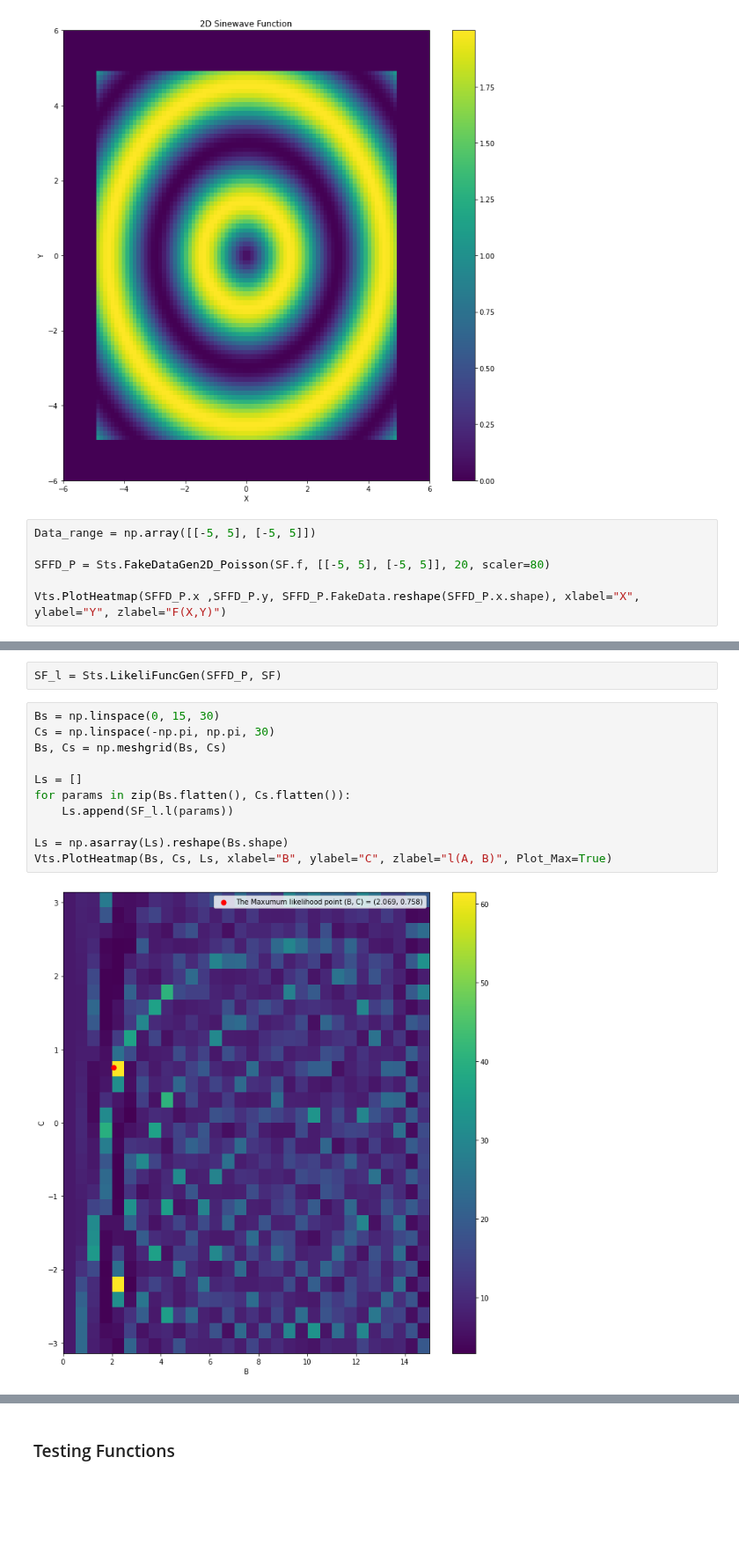
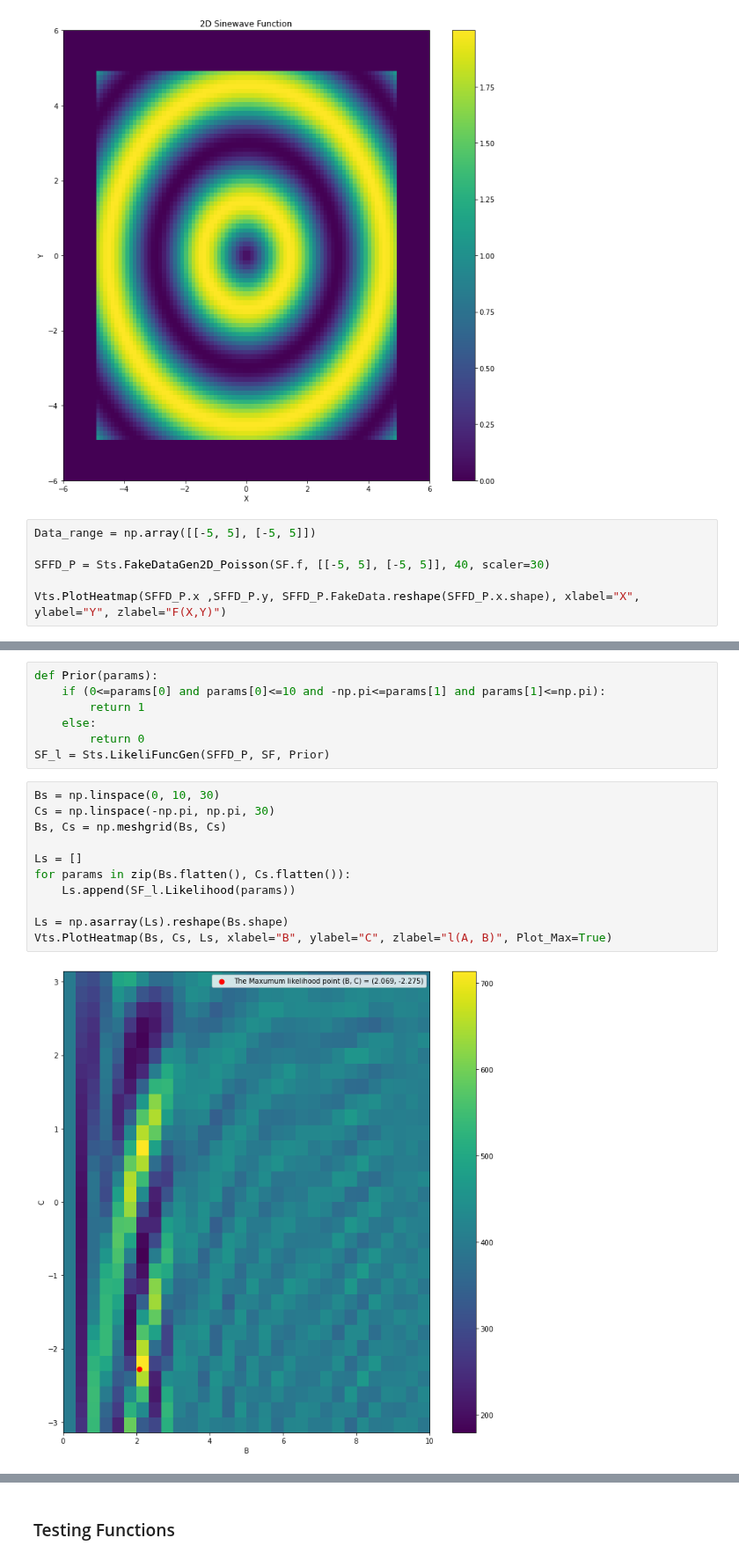
Before and after one commit to pjdunne/MResMCMC2023, a Jupyter notebook: Examples_Dian.ipynb, the cells around one changed output, grey strips where cells are left out. Shown at 88% size. Drawn from its saved outputs; the diff is of its cells as text; blank space fills up the shorter version.

Commit message:
Some new examples and the fake data Function

```diff
--- a/Examples_Dian.ipynb
+++ b/Examples_Dian.ipynb
@@ -17,7 +17,7 @@ Vts.Target_Distribution_Visualization(X_range=[-6, 6], Y_range=[-6, 6], Tar_Dis=
 # %%
 Data_range = np.array([[-5, 5], [-5, 5]])
 
-SFFD_P = Sts.FakeDataGen2D_Poisson(SF.f, [[-5, 5], [-5, 5]], 20, scaler=80)
+SFFD_P = Sts.FakeDataGen2D_Poisson(SF.f, [[-5, 5], [-5, 5]], 40, scaler=30)
 
 Vts.PlotHeatmap(SFFD_P.x ,SFFD_P.y, SFFD_P.FakeData.reshape(SFFD_P.x.shape), xlabel="X", ylabel="Y", zlabel="F(X,Y)")
 # %% [output]
@@ -25,16 +25,21 @@ Vts.PlotHeatmap(SFFD_P.x ,SFFD_P.y, SFFD_P.FakeData.reshape(SFFD_P.x.shape), xla
-# %%
-SF_l = Sts.LikeliFuncGen(SFFD_P, SF)
+# %%
+def Prior(params):
+    if (0<=params[0] and params[0]<=10 and -np.pi<=params[1] and params[1]<=np.pi):
+        return 1
+    else:
+        return 0
+SF_l = Sts.LikeliFuncGen(SFFD_P, SF, Prior)
 # %%
-Bs = np.linspace(0, 15, 30)
+Bs = np.linspace(0, 10, 30)
 Cs = np.linspace(-np.pi, np.pi, 30)
 Bs, Cs = np.meshgrid(Bs, Cs)
 
 Ls = []
 for params in zip(Bs.flatten(), Cs.flatten()):
-    Ls.append(SF_l.l(params))
+    Ls.append(SF_l.Likelihood(params))
 
 Ls = np.asarray(Ls).reshape(Bs.shape)
 Vts.PlotHeatmap(Bs, Cs, Ls, xlabel="B", ylabel="C", zlabel="l(A, B)", Plot_Max=True)
 # %% [output]
-[figure, old version]
+[figure, new version]
 # %%
```
Also changed, not shown: parts of 9 cells of this notebook, 1 other file.
